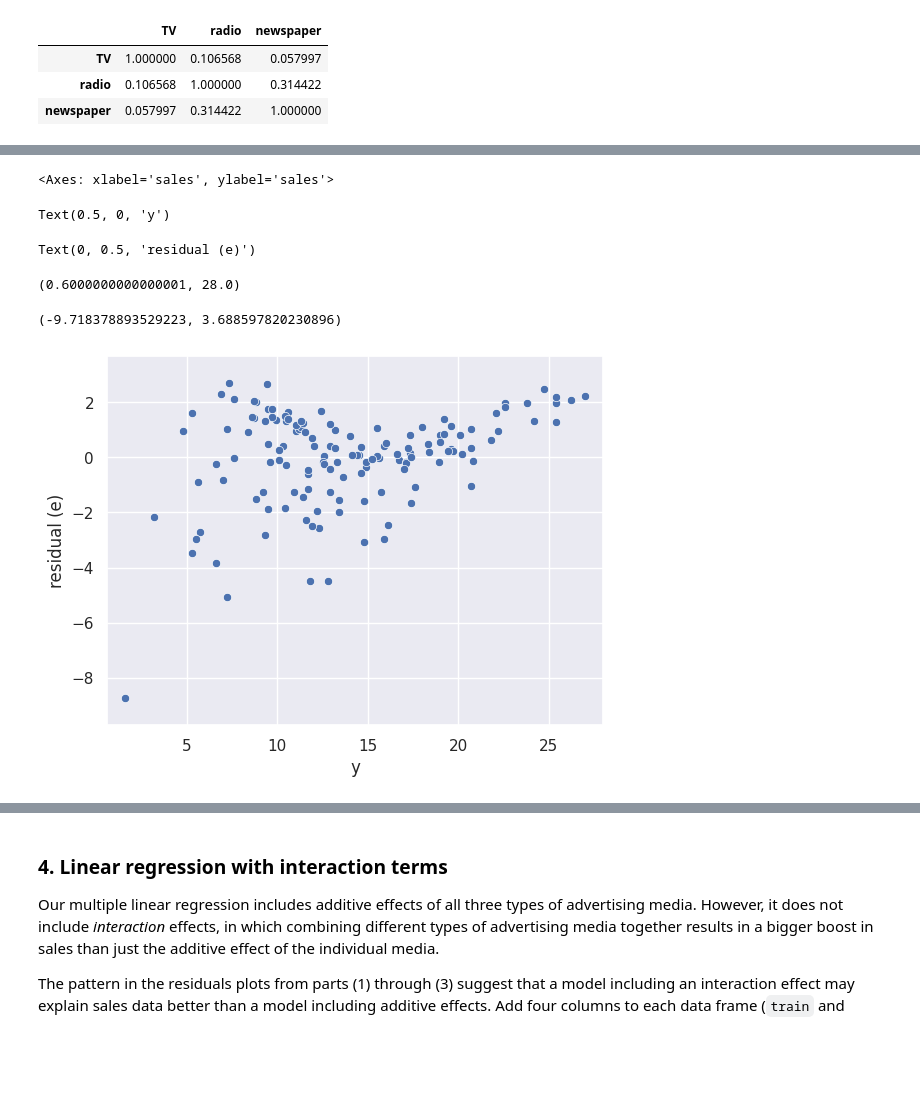
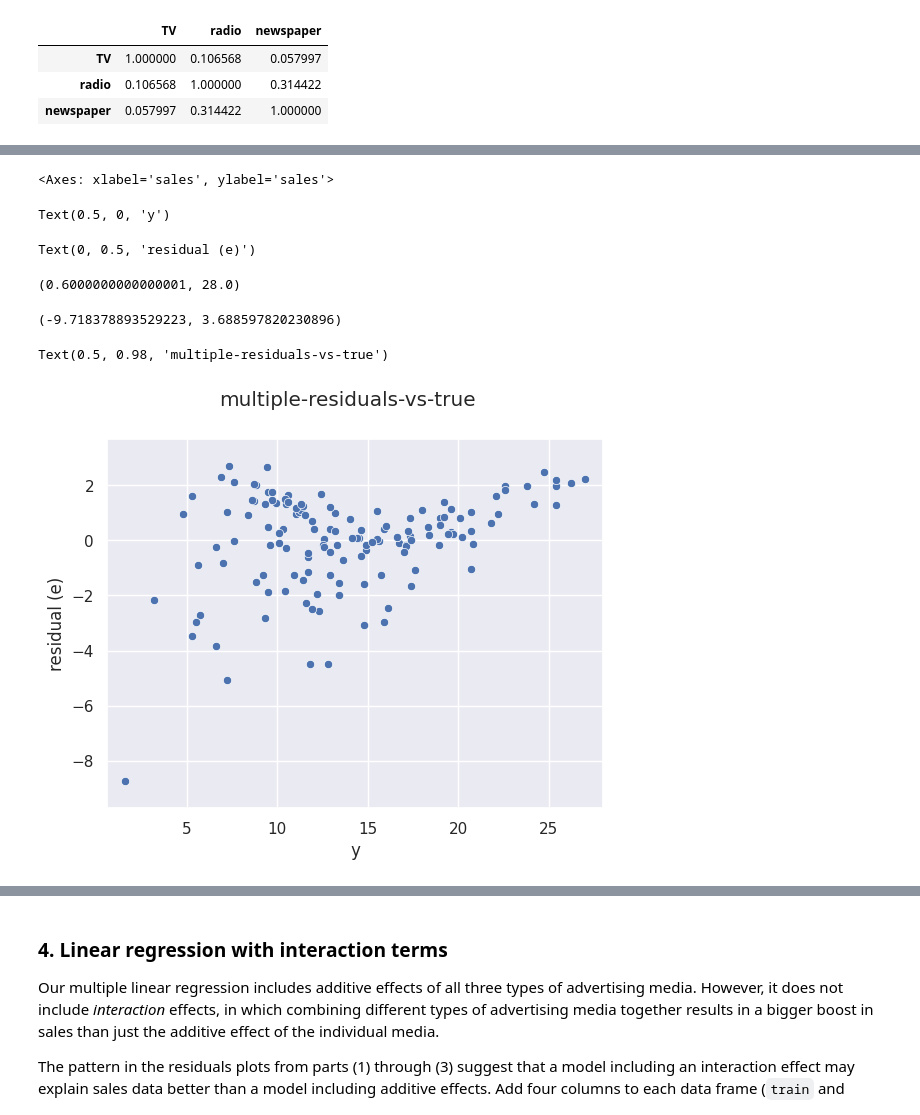
Before and after one commit to ShaktidharK1997/MLCourseProjects, a Jupyter notebook: lab-solution.ipynb, the cells around one changed output, grey strips where cells are left out. Cells and saved outputs as stored; diff of their text form; code cells hidden in the pictures; blank space fills up the shorter version.

```diff
--- a/lab-solution.ipynb
+++ b/lab-solution.ipynb
@@ -587,22 +592,24 @@ residual_train_multiple = train['sales'] - y_pred_tr_multi
 # %%
 x_lim_hi = np.max(train['sales'])
 x_lim_lo= np.min(train['sales'])
 y_lim_hi = np.max(residual_train_multiple)
 y_lim_lo = np.min(residual_train_multiple)
 sns.scatterplot(x=train['sales'],y=residual_train_multiple)
 plt.xlabel('y');
 plt.ylabel('residual (e)');
 
 plt.xlim(x_lim_lo-1, x_lim_hi+1);
 plt.ylim(y_lim_lo-1, y_lim_hi+1);
+plt.suptitle('multiple-residuals-vs-true')
 plt.savefig('multiple-residuals-vs-true.png')
 # %% [output]
 <Axes: xlabel='sales', ylabel='sales'>
 Text(0.5, 0, 'y')
 Text(0, 0.5, 'residual (e)')
 (0.6000000000000001, 28.0)
 (-9.718378893529223, 3.688597820230896)
+Text(0.5, 0.98, 'multiple-residuals-vs-true')
-[figure, old version]
+[figure, new version]
 # %%
 fig = plt.figure(figsize=(18,6))
 
```
Also changed, not shown: parts of 10 cells of this notebook.
